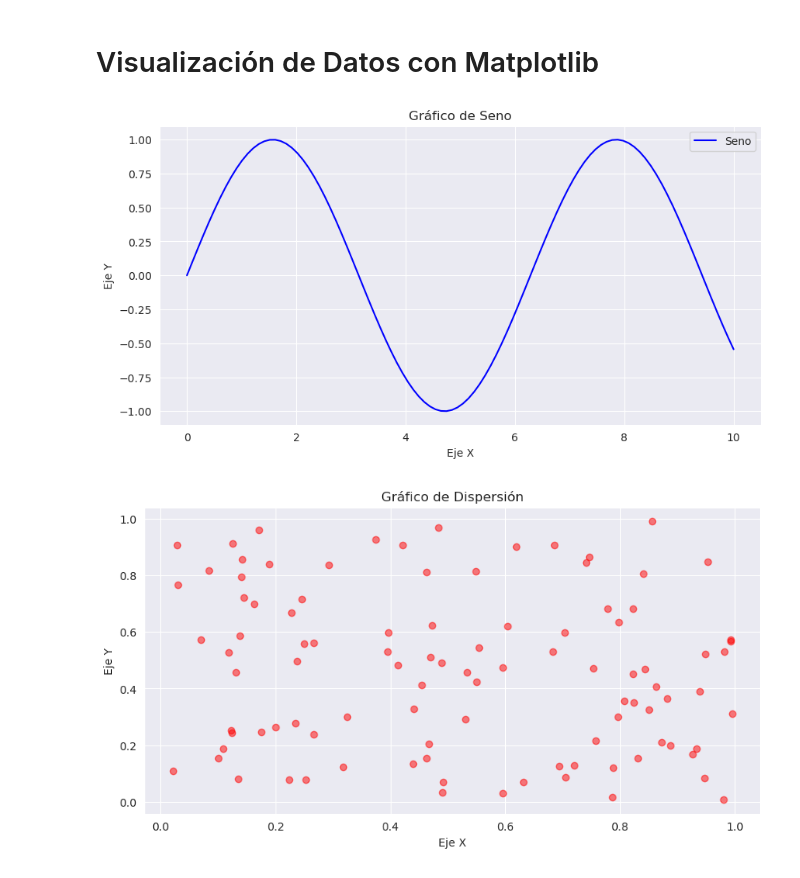
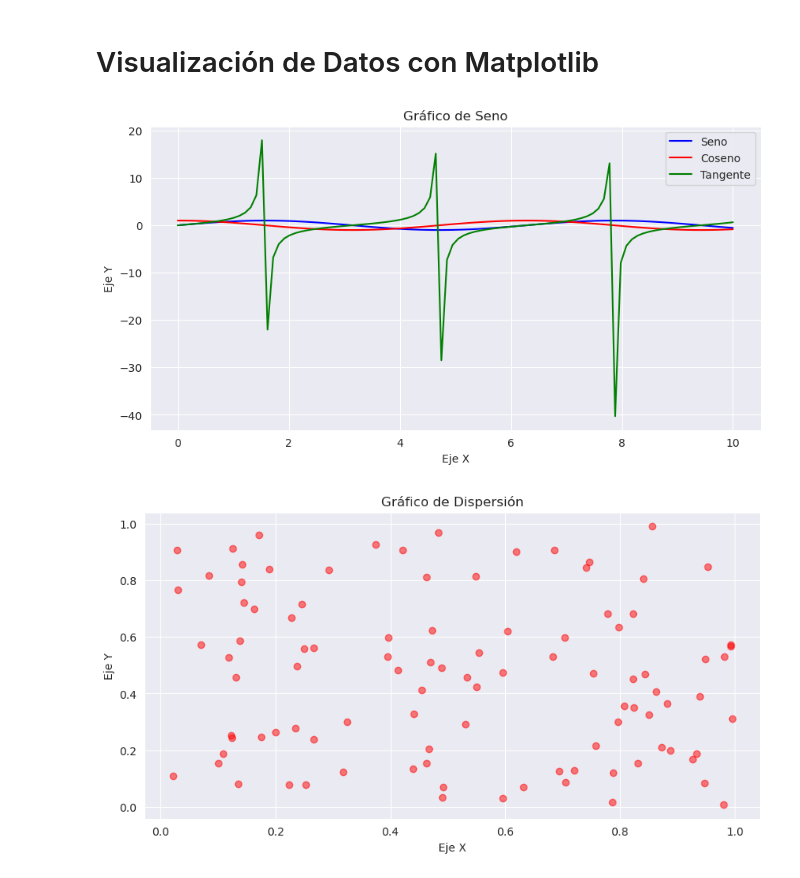
Before and after one commit to Lorex-xus/Herpetario, a Jupyter notebook: DataSciente101.ipynb, the cells around one changed output. Drawn from its saved outputs; the diff is of its cells as text; code cells hidden in the pictures.

Commit message:
added plots

```diff
--- a/DataSciente101.ipynb
+++ b/DataSciente101.ipynb
@@ -331,18 +331,21 @@ Ambas bibliotecas son complementarias y se conectan con Pandas, lo que permite c
 # %%
 x = np.linspace(0, 10, 100)  # Genera 100 puntos entre 0 y 10
 y = np.sin(x)  # Calcula el seno de cada punto
-
+z = np.cos(x)  # Calcula el coseno de cada punto
+w = np.tan(x)  # Calcula la tangente de cada punto
 # Crear un gráfico de línea
 plt.figure(figsize=(10, 5))  # Define el tamaño de la figura
 plt.plot(x, y, label='Seno', color='blue')  # Traza la línea
+plt.plot(x, z, label='Coseno', color='red')
+plt.plot(x, w, label='Tangente', color='green')
 plt.title('Gráfico de Seno')  # Título del gráfico
 plt.xlabel('Eje X')  # Etiqueta del eje X
 plt.ylabel('Eje Y')  # Etiqueta del eje Y
 plt.legend()  # Muestra la leyenda
 plt.grid(True)  # Muestra la cuadrícula
 plt.show()  # Muestra el gráfico
 # %% [output]
-[figure, old version]
+[figure, new version]
 # %%
 # Crear un gráfico de dispersión
 x = np.random.rand(100)  # Genera 100 puntos aleatorios en el eje X
```
